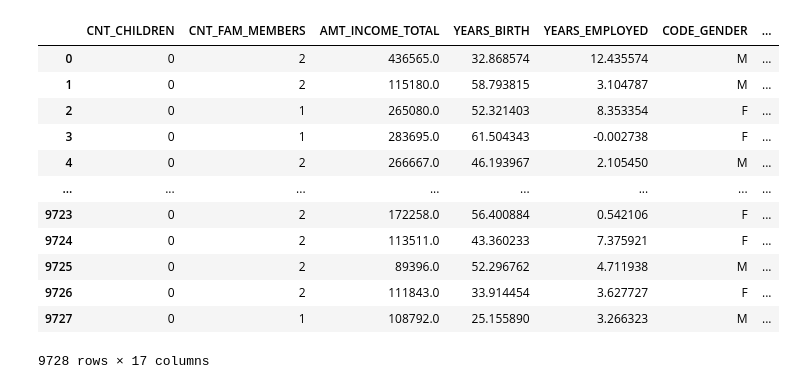
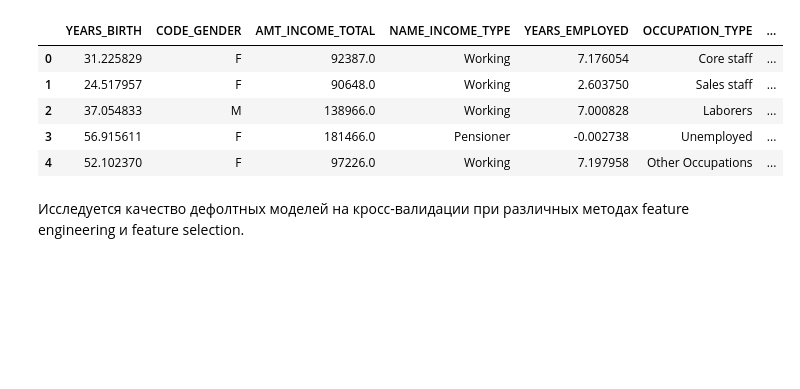
Before and after one commit to SoooSlooow/CreditCardsProject, a Jupyter notebook: notebooks/Exploring features transformation.ipynb, the cells around one changed output. Drawn from its saved outputs; the diff is of its cells as text; code cells hidden in the pictures; blank space fills up the shorter version.

```diff
--- a/notebooks/Exploring features transformation.ipynb
+++ b/notebooks/Exploring features transformation.ipynb
@@ -10,18 +26,11 @@ from src.features.fs_utils import get_features_transformation_info
 # %%
-df = pd.read_csv('../data/interim/cleaned_dataset.csv')
+df = pd.read_csv('../data/processed/train_dataset.csv')
 # %%
-df
+df.head()
 # %% [output]
-|  | CNT_CHILDREN | CNT_FAM_MEMBERS | AMT_INCOME_TOTAL | YEARS_BIRTH | YEARS_EMPLOYED | CODE_GENDER | ... |
-| 0 | 0 | 2 | 436565.0 | 32.868574 | 12.435574 | M | ... |
-| 1 | 0 | 2 | 115180.0 | 58.793815 | 3.104787 | M | ... |
-| 2 | 0 | 1 | 265080.0 | 52.321403 | 8.353354 | F | ... |
-| 3 | 0 | 1 | 283695.0 | 61.504343 | -0.002738 | F | ... |
-| 4 | 0 | 2 | 266667.0 | 46.193967 | 2.105450 | M | ... |
-| ... | ... | ... | ... | ... | ... | ... | ... |
-| 9723 | 0 | 2 | 172258.0 | 56.400884 | 0.542106 | F | ... |
-| 9724 | 0 | 2 | 113511.0 | 43.360233 | 7.375921 | F | ... |
-| 9725 | 0 | 2 | 89396.0 | 52.296762 | 4.711938 | M | ... |
-| 9726 | 0 | 2 | 111843.0 | 33.914454 | 3.627727 | F | ... |
-| 9727 | 0 | 1 | 108792.0 | 25.155890 | 3.266323 | M | ... |
+|  | YEARS_BIRTH | CODE_GENDER | AMT_INCOME_TOTAL | NAME_INCOME_TYPE | YEARS_EMPLOYED | OCCUPATION_TYPE | ... |
+| 0 | 31.225829 | F | 92387.0 | Working | 7.176054 | Core staff | ... |
+| 1 | 24.517957 | F | 90648.0 | Working | 2.603750 | Sales staff | ... |
+| 2 | 37.054833 | M | 138966.0 | Working | 7.000828 | Laborers | ... |
+| 3 | 56.915611 | F | 181466.0 | Pensioner | -0.002738 | Unemployed | ... |
+| 4 | 52.102370 | F | 97226.0 | Working | 7.197958 | Other Occupations | ... |
-9728 rows × 17 columns
@@ -31,3 +37,5 @@ logreg_clf = LogisticRegression(random_state=0)
+# %% [markdown]
+Исследуется качество дефолтных моделей на кросс-валидации при различных методах feature engineering и feature selection.
 # %%
 %%time
 cv = StratifiedKFold(n_splits=5, shuffle=True, random_state=0)
```
Also changed, not shown: parts of 21 cells of this notebook, 16 other files.
